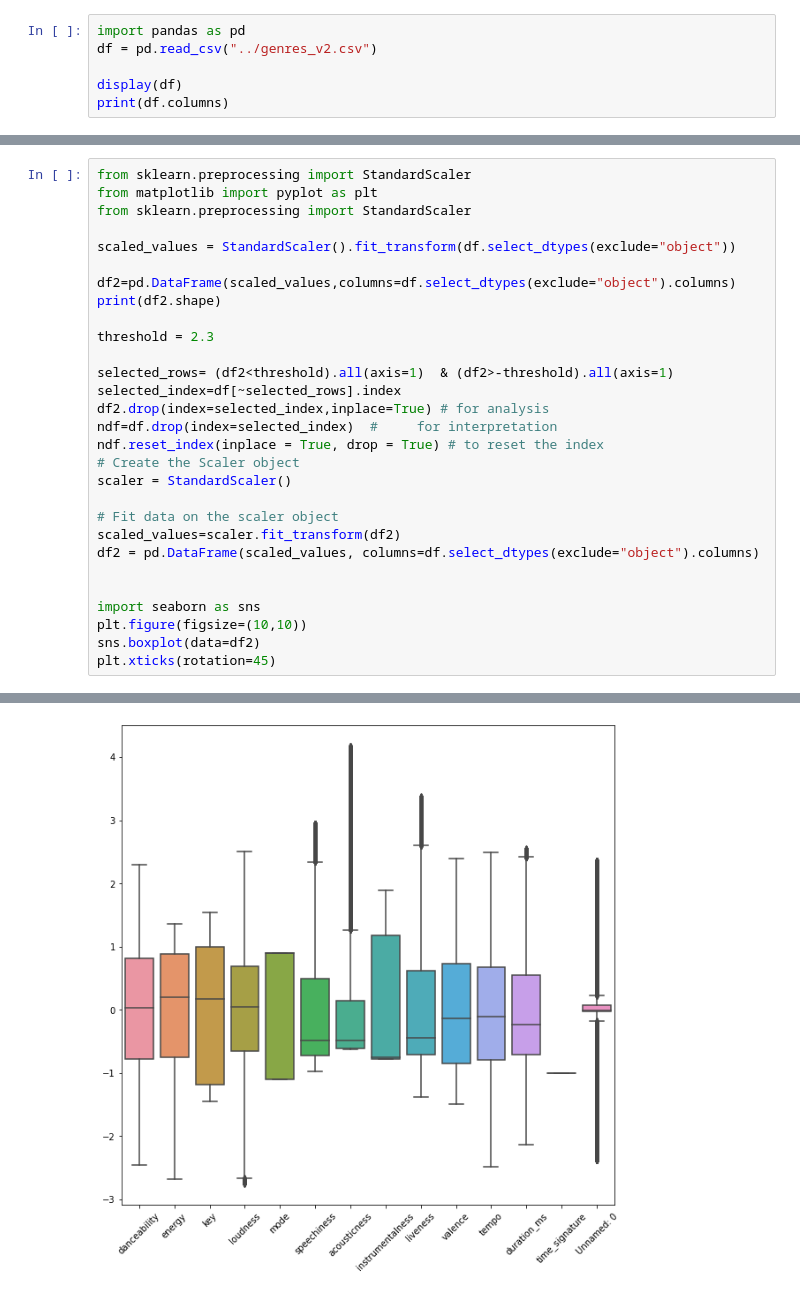
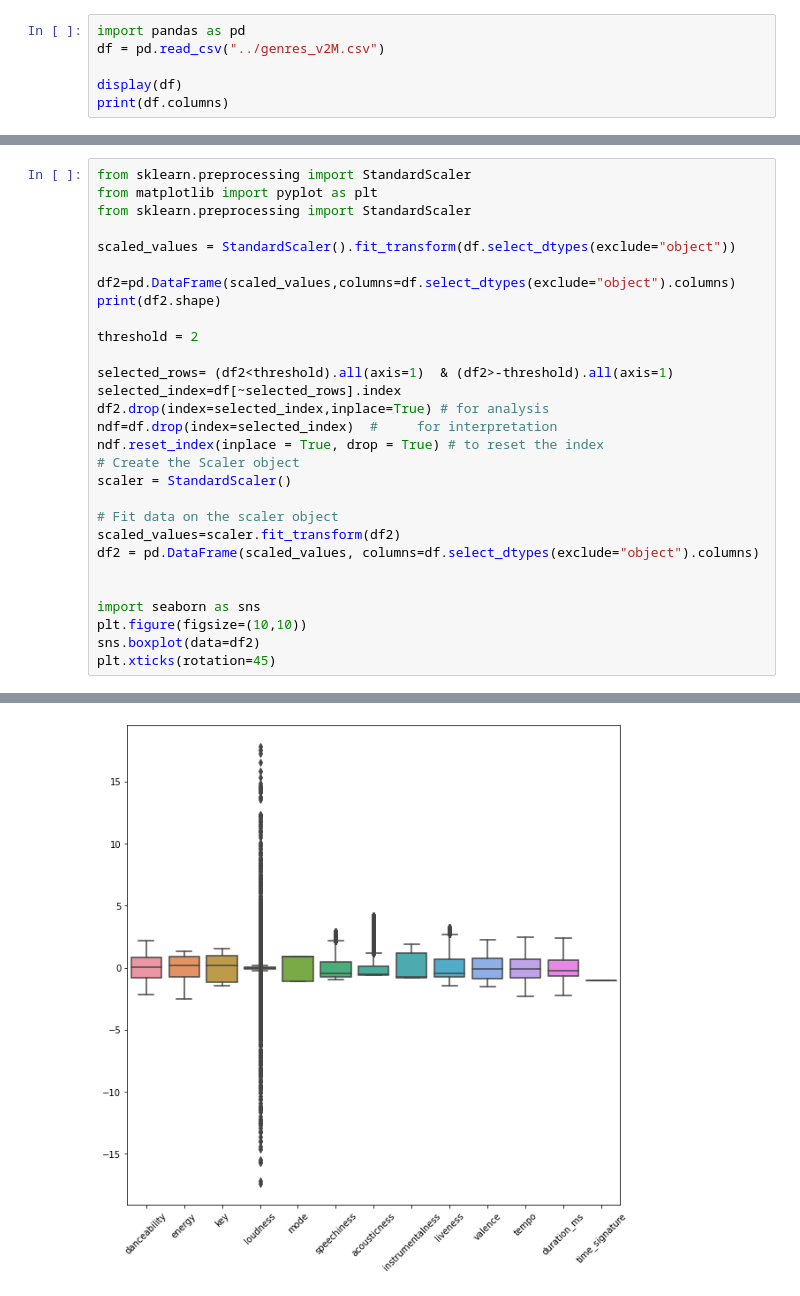
Before and after one commit to Waleed-Almutairi/ISE-291-Project, a Jupyter notebook: Code/VechicelCrashes.ipynb, the cells around one changed output, grey strips where cells are left out. Cells and saved outputs as stored; diff of their text form.

```diff
--- a/Code/VechicelCrashes.ipynb
+++ b/Code/VechicelCrashes.ipynb
@@ -1,6 +1,6 @@
 # %%
 import pandas as pd
-df = pd.read_csv("../genres_v2.csv")
+df = pd.read_csv("../genres_v2M.csv")
 
 display(df)
 print(df.columns)
@@ -87,7 +101,7 @@ scaled_values = StandardScaler().fit_transform(df.select_dtypes(exclude="object"
 df2=pd.DataFrame(scaled_values,columns=df.select_dtypes(exclude="object").columns)
 print(df2.shape)
 
-threshold = 2.3
+threshold = 2
 
 selected_rows= (df2<threshold).all(axis=1)  & (df2>-threshold).all(axis=1)
 selected_index=df[~selected_rows].index
@@ -126,4 +139,4 @@ plt.xticks(rotation=45)
-[figure, old version]
+[figure, new version]
 # %%
 display(df.corr())
 %matplotlib inline
```
Also changed, not shown: parts of 5 cells of this notebook.
